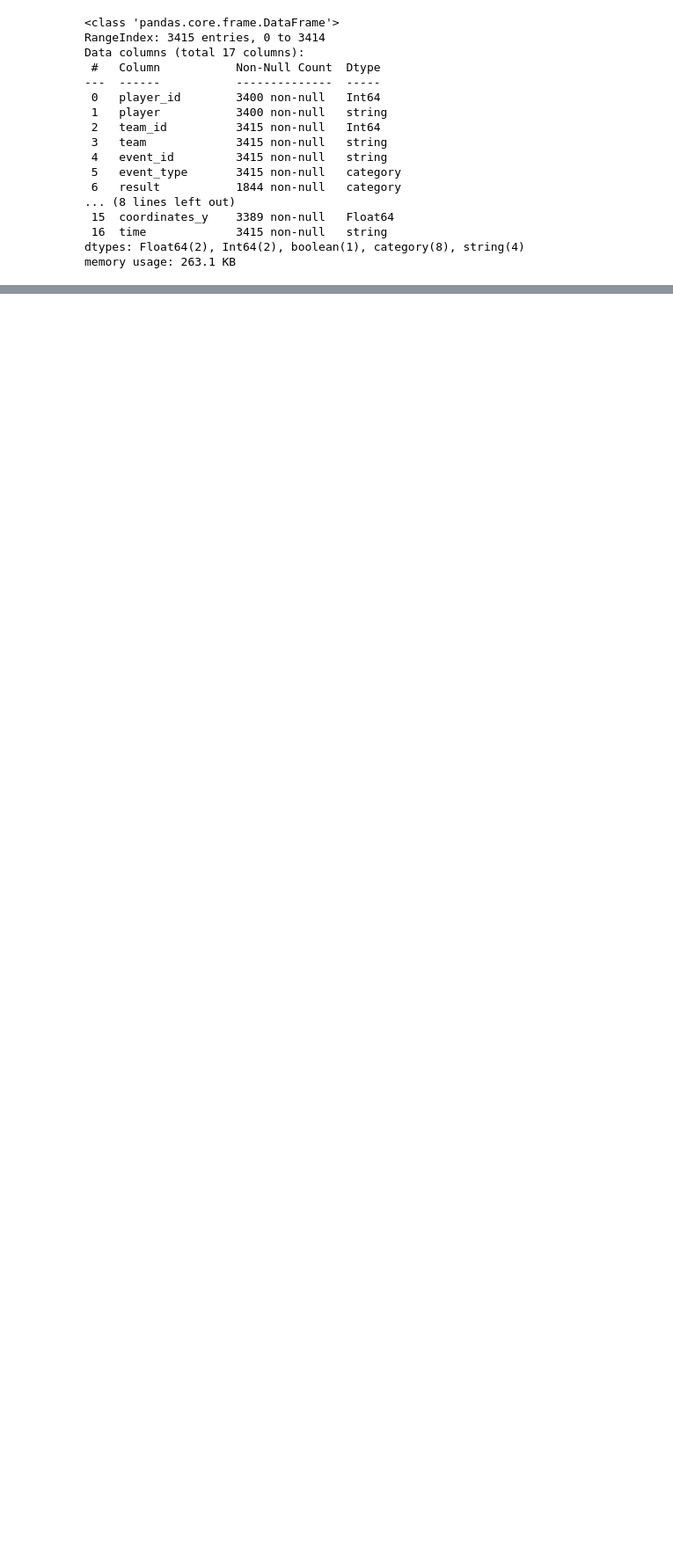
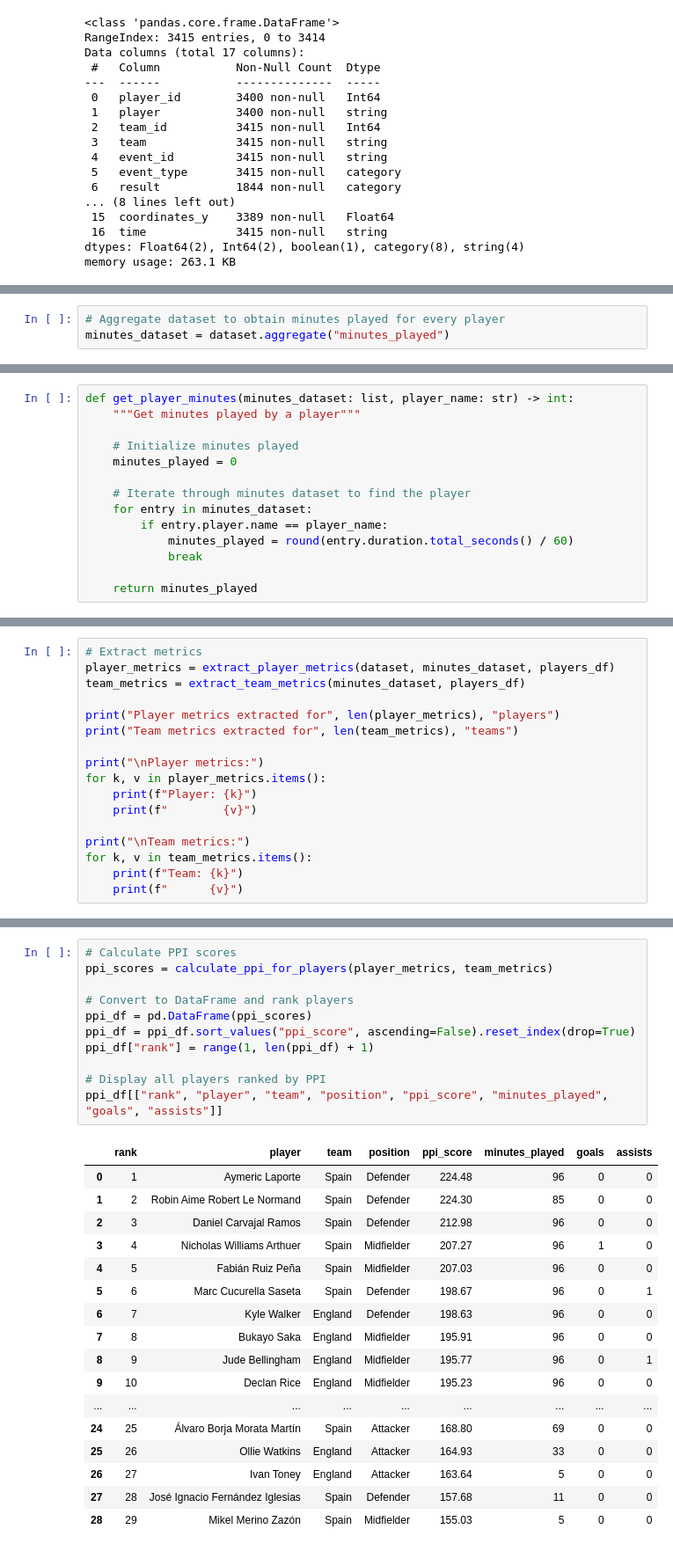
Before and after one commit to cristian-lillo/soccer-kpis, a Jupyter notebook: models/ea-sports-ppi/ppi_playground.ipynb, the cells around one changed output, grey strips where cells are left out. Shown: that part at 88% size. Cells and saved outputs as stored; diff of their text form; blank space fills up the shorter version.

```diff
--- a/models/ea-sports-ppi/ppi_playground.ipynb
+++ b/models/ea-sports-ppi/ppi_playground.ipynb
@@ -778,0 +201,3 @@ ppi_df[["rank", "player", "team", "position", "ppi_score", "minutes_played", "go
+# %%
+# Aggregate dataset to obtain minutes played for every player
+minutes_dataset = dataset.aggregate("minutes_played")
@@ -778,0 +249,14 @@ ppi_df[["rank", "player", "team", "position", "ppi_score", "minutes_played", "go
+# %%
+def get_player_minutes(minutes_dataset: list, player_name: str) -> int:
+    """Get minutes played by a player"""
+
+    # Initialize minutes played
+    minutes_played = 0
+
+    # Iterate through minutes dataset to find the player
+    for entry in minutes_dataset:
+        if entry.player.name == player_name:
+            minutes_played = round(entry.duration.total_seconds() / 60)
+            break
+
+    return minutes_played
@@ -778,0 +415,17 @@ ppi_df[["rank", "player", "team", "position", "ppi_score", "minutes_played", "go
+# %%
+# Extract metrics
+player_metrics = extract_player_metrics(dataset, minutes_dataset, players_df)
+team_metrics = extract_team_metrics(minutes_dataset, players_df)
+
+print("Player metrics extracted for", len(player_metrics), "players")
+print("Team metrics extracted for", len(team_metrics), "teams")
+
+print("\nPlayer metrics:")
+for k, v in player_metrics.items():
+    print(f"Player: {k}")
+    print(f"        {v}")
+
+print("\nTeam metrics:")
+for k, v in team_metrics.items():
+    print(f"Team: {k}")
+    print(f"      {v}")
@@ -778,0 +588,29 @@ ppi_df[["rank", "player", "team", "position", "ppi_score", "minutes_played", "go
+# %%
+# Calculate PPI scores
+ppi_scores = calculate_ppi_for_players(player_metrics, team_metrics)
+
+# Convert to DataFrame and rank players
+ppi_df = pd.DataFrame(ppi_scores)
+ppi_df = ppi_df.sort_values("ppi_score", ascending=False).reset_index(drop=True)
+ppi_df["rank"] = range(1, len(ppi_df) + 1)
+
+# Display all players ranked by PPI
+ppi_df[["rank", "player", "team", "position", "ppi_score", "minutes_played", "goals", "assists"]]
+# %% [output]
+|  | rank | player | team | position | ppi_score | minutes_played | goals | assists |
+| 0 | 1 | Aymeric Laporte | Spain | Defender | 224.48 | 96 | 0 | 0 |
+| 1 | 2 | Robin Aime Robert Le Normand | Spain | Defender | 224.30 | 85 | 0 | 0 |
+| 2 | 3 | Daniel Carvajal Ramos | Spain | Defender | 212.98 | 96 | 0 | 0 |
+| 3 | 4 | Nicholas Williams Arthuer | Spain | Midfielder | 207.27 | 96 | 1 | 0 |
+| 4 | 5 | Fabián Ruiz Peña | Spain | Midfielder | 207.03 | 96 | 0 | 0 |
+| 5 | 6 | Marc Cucurella Saseta | Spain | Defender | 198.67 | 96 | 0 | 1 |
+| 6 | 7 | Kyle Walker | England | Defender | 198.63 | 96 | 0 | 0 |
+| 7 | 8 | Bukayo Saka | England | Midfielder | 195.91 | 96 | 0 | 0 |
+| 8 | 9 | Jude Bellingham | England | Midfielder | 195.77 | 96 | 0 | 1 |
+| 9 | 10 | Declan Rice | England | Midfielder | 195.23 | 96 | 0 | 0 |
+| ... | ... | ... | ... | ... | ... | ... | ... | ... |
+| 24 | 25 | Álvaro Borja Morata Martín | Spain | Attacker | 168.80 | 69 | 0 | 0 |
+| 25 | 26 | Ollie Watkins | England | Attacker | 164.93 | 33 | 0 | 0 |
+| 26 | 27 | Ivan Toney | England | Attacker | 163.64 | 5 | 0 | 0 |
+| 27 | 28 | José Ignacio Fernández Iglesias | Spain | Defender | 157.68 | 11 | 0 | 0 |
+| 28 | 29 | Mikel Merino Zazón | Spain | Midfielder | 155.03 | 5 | 0 | 0 |
```
Also changed, not shown: parts of 52 cells of this notebook.
